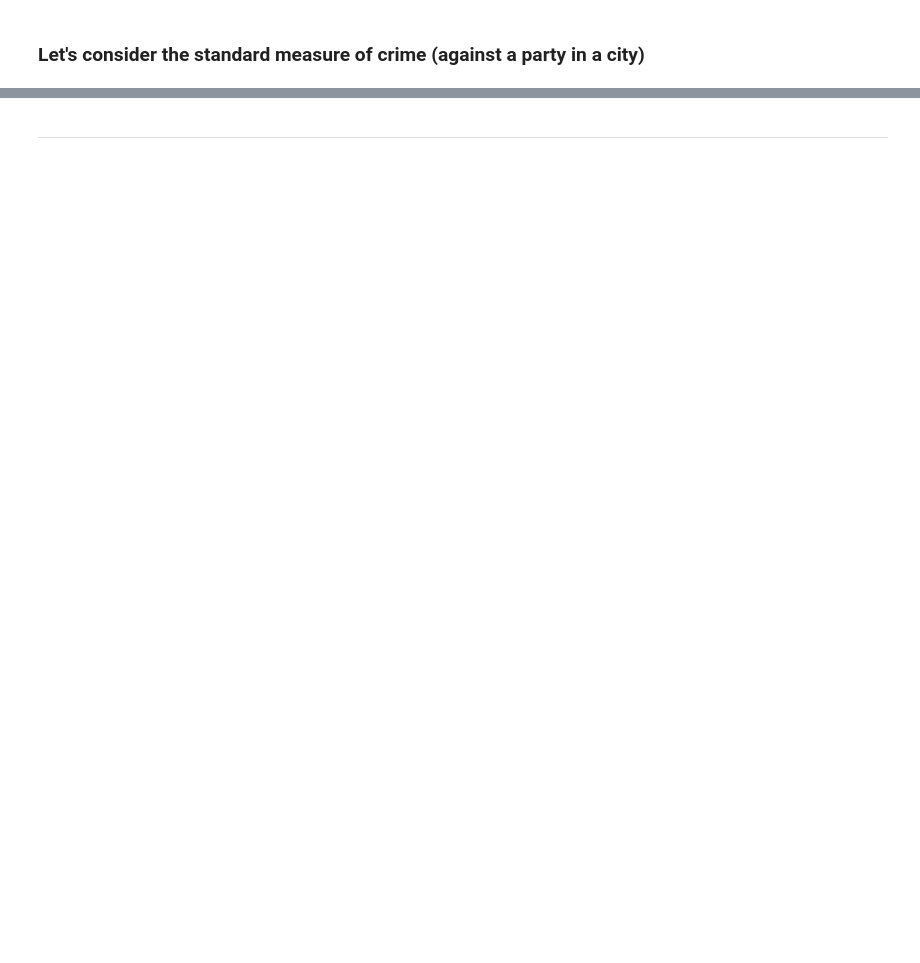
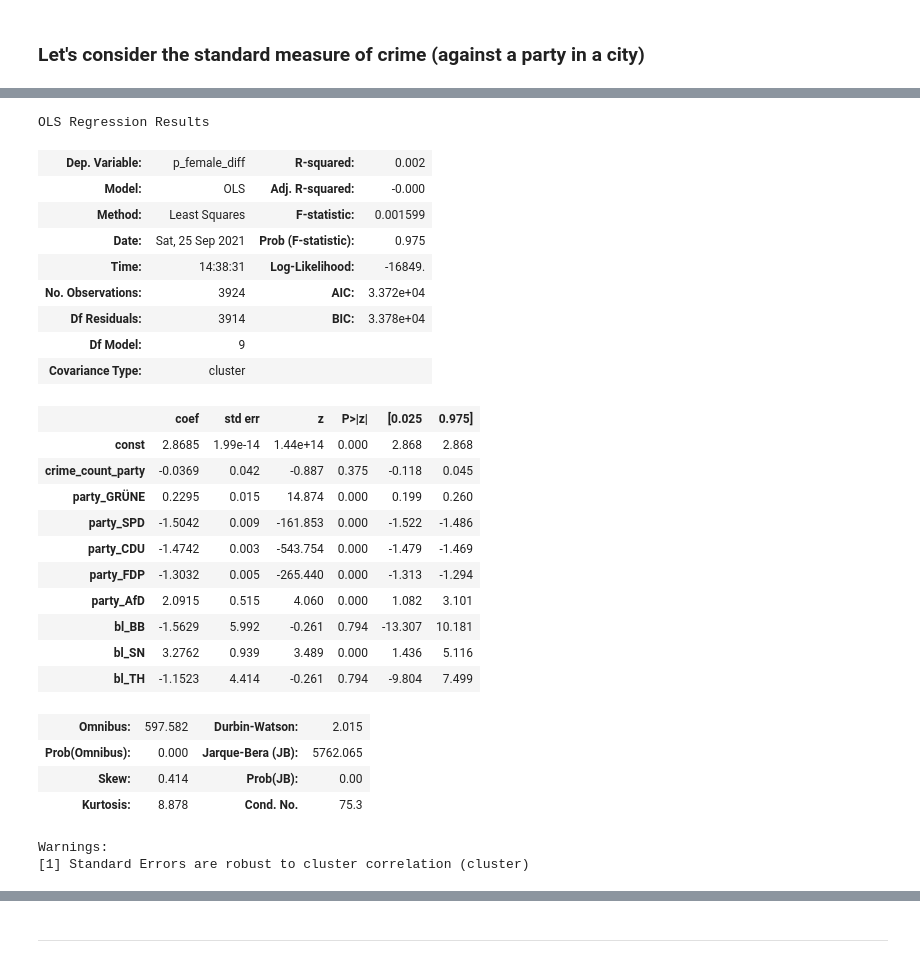
Before and after one commit to mariusgruenewald/pol_viol, a Jupyter notebook: regression.ipynb, the cells around one changed output, grey strips where cells are left out. Drawn from its saved outputs; the diff is of its cells as text; code cells hidden in the pictures; blank space fills up the shorter version.

```diff
--- a/regression.ipynb
+++ b/regression.ipynb
@@ -190,0 +173,33 @@ Standard errors in parentheses.
+# %%
+X2 = data_panel_diff[["crime_count_party", "party_GRÜNE", "party_SPD", "party_CDU", "party_FDP", "party_AfD", 'bl_BB', 'bl_SN', 'bl_TH']]
+X2 = sm.add_constant(X2)
+model4 = sm.OLS(y, X2).fit(cov_type='cluster', cov_kwds={'groups': data_panel_diff['party_lr']})
+model4.summary()
+# %% [output]
+OLS Regression Results
+| Dep. Variable: | p_female_diff | R-squared: | 0.002 |
+| Model: | OLS | Adj. R-squared: | -0.000 |
+| Method: | Least Squares | F-statistic: | 0.001599 |
+| Date: | Sat, 25 Sep 2021 | Prob (F-statistic): | 0.975 |
+| Time: | 14:38:31 | Log-Likelihood: | -16849. |
+| No. Observations: | 3924 | AIC: | 3.372e+04 |
+| Df Residuals: | 3914 | BIC: | 3.378e+04 |
+| Df Model: | 9 |  |  |
+| Covariance Type: | cluster |  |  |
+|  | coef | std err | z | P>|z| | [0.025 | 0.975] |
+| const | 2.8685 | 1.99e-14 | 1.44e+14 | 0.000 | 2.868 | 2.868 |
+| crime_count_party | -0.0369 | 0.042 | -0.887 | 0.375 | -0.118 | 0.045 |
+| party_GRÜNE | 0.2295 | 0.015 | 14.874 | 0.000 | 0.199 | 0.260 |
+| party_SPD | -1.5042 | 0.009 | -161.853 | 0.000 | -1.522 | -1.486 |
+| party_CDU | -1.4742 | 0.003 | -543.754 | 0.000 | -1.479 | -1.469 |
+| party_FDP | -1.3032 | 0.005 | -265.440 | 0.000 | -1.313 | -1.294 |
+| party_AfD | 2.0915 | 0.515 | 4.060 | 0.000 | 1.082 | 3.101 |
+| bl_BB | -1.5629 | 5.992 | -0.261 | 0.794 | -13.307 | 10.181 |
+| bl_SN | 3.2762 | 0.939 | 3.489 | 0.000 | 1.436 | 5.116 |
+| bl_TH | -1.1523 | 4.414 | -0.261 | 0.794 | -9.804 | 7.499 |
+| Omnibus: | 597.582 | Durbin-Watson: | 2.015 |
+| Prob(Omnibus): | 0.000 | Jarque-Bera (JB): | 5762.065 |
+| Skew: | 0.414 | Prob(JB): | 0.00 |
+| Kurtosis: | 8.878 | Cond. No. | 75.3 |
+Warnings:
+[1] Standard Errors are robust to cluster correlation (cluster)
```
Also changed, not shown: parts of 26 cells of this notebook, 16 other files.
